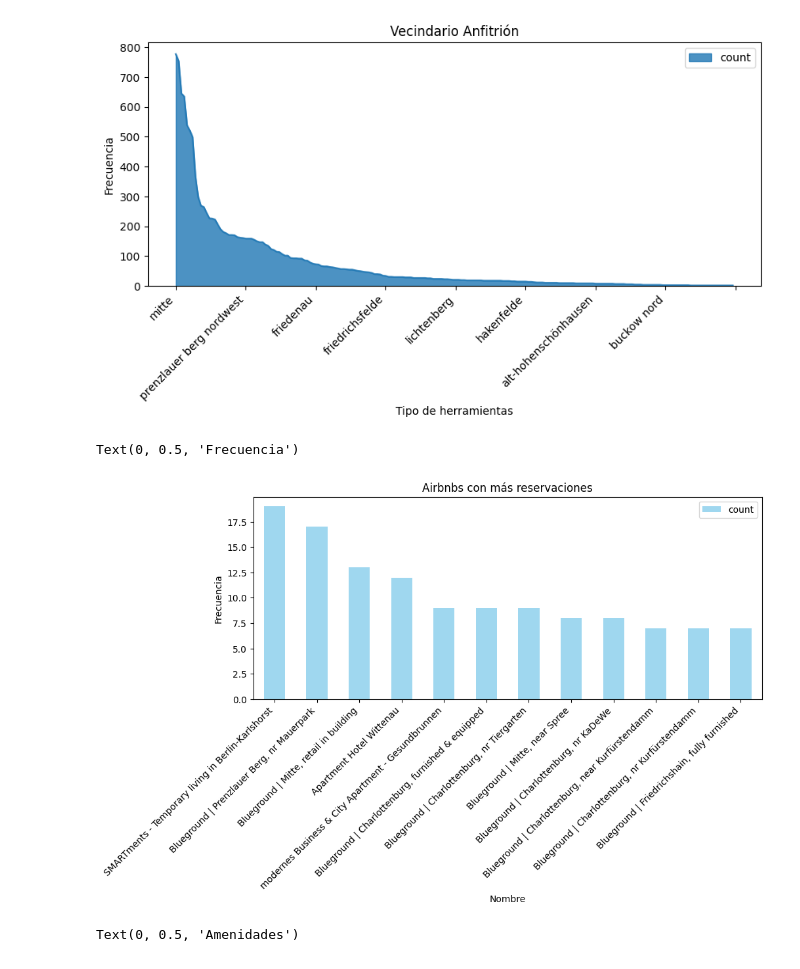
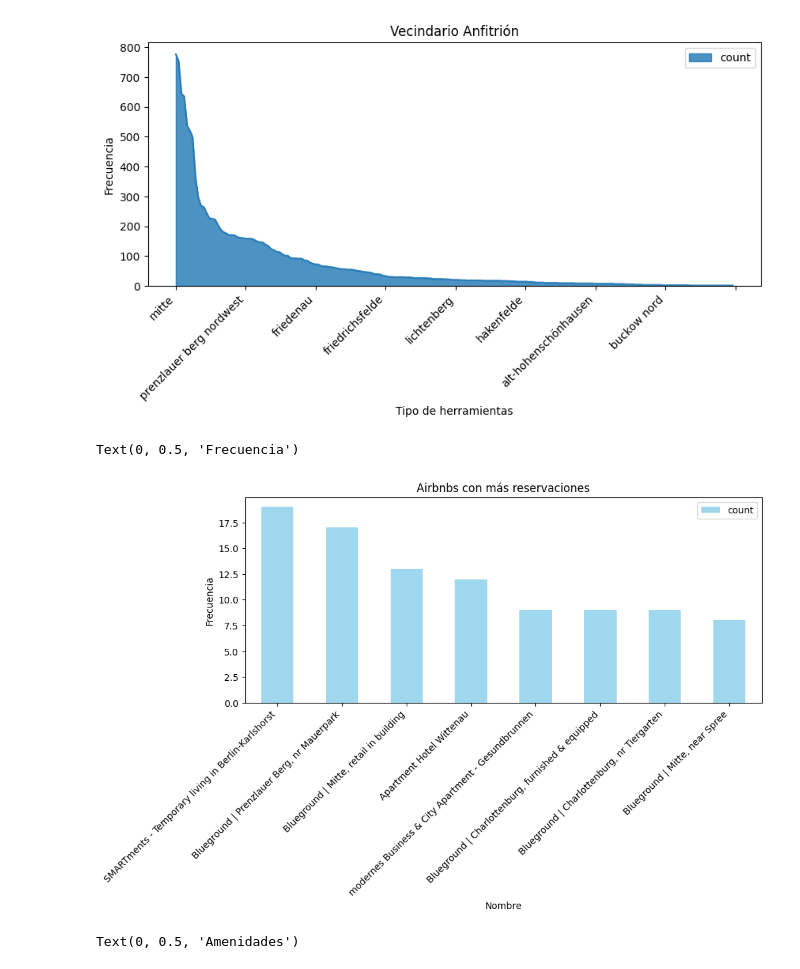
Before and after one commit to Raydays55/Actividad-5, a Jupyter notebook: Act5.ipynb, the cells around one changed output. Saved outputs shown, nothing was run; the diff lists cells and outputs as text; code cells hidden in the pictures.

```diff
--- a/Act5.ipynb
+++ b/Act5.ipynb
@@ -142,25 +142,25 @@ Text(0, 0.5, 'Frecuencia')
 # %%
 # 5. Análisis univariado 'name'
 Tabla_freq_name = df_extrac['name'].value_counts().reset_index()
 Tabla_freq_name
 
 # Filtro de valores más relevantes de la variable categórica
-Filtro_name = Tabla_freq_name[Tabla_freq_name['count'] > 6]
+Filtro_name = Tabla_freq_name[Tabla_freq_name['count'] > 6].head(8)
 Filtro_name
 
 # Ajustar el índice del DF
 Filtro_index_name= Filtro_name.set_index('name')
 Filtro_index_name
 
 # Realizar gráfica de barras del DF filtrado, Análisis univariado de una frecuencia
 Filtro_index_name.plot(kind= 'bar', figsize= (10,4), alpha = 0.8, color = 'skyblue')
 plt.title('Airbnbs con más reservaciones')
 plt.xticks(rotation=45, ha='right')
 plt.xlabel('Nombre')
 plt.ylabel('Frecuencia')
 # %% [output]
 Text(0, 0.5, 'Frecuencia')
-[figure, old version]
+[figure, new version]
 # %%
 # 6. Análisis univariado 'amenities'
 Tabla_freq_amenities = df_extrac['amenities'].value_counts().reset_index()
```
Also changed, not shown: parts of 4 cells of this notebook.
